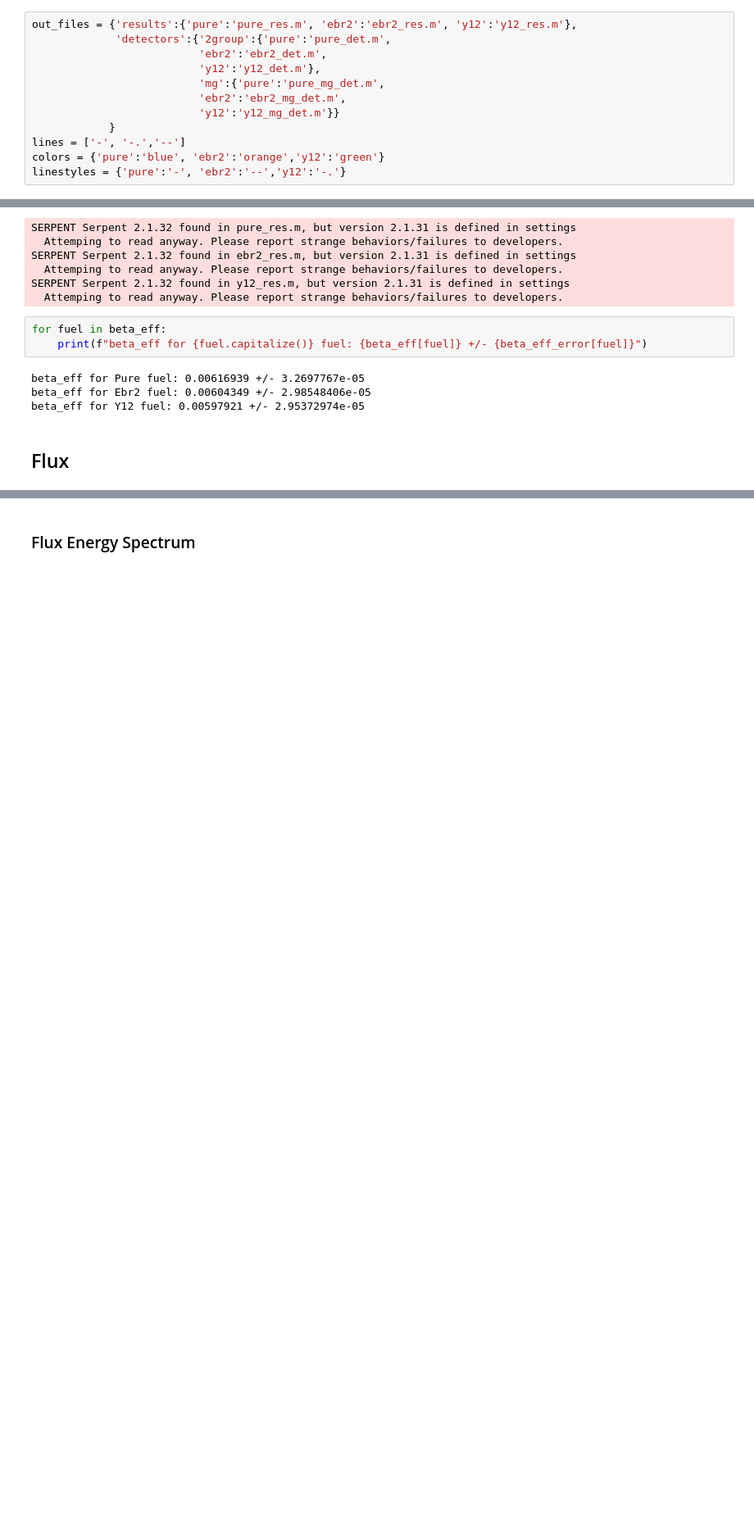
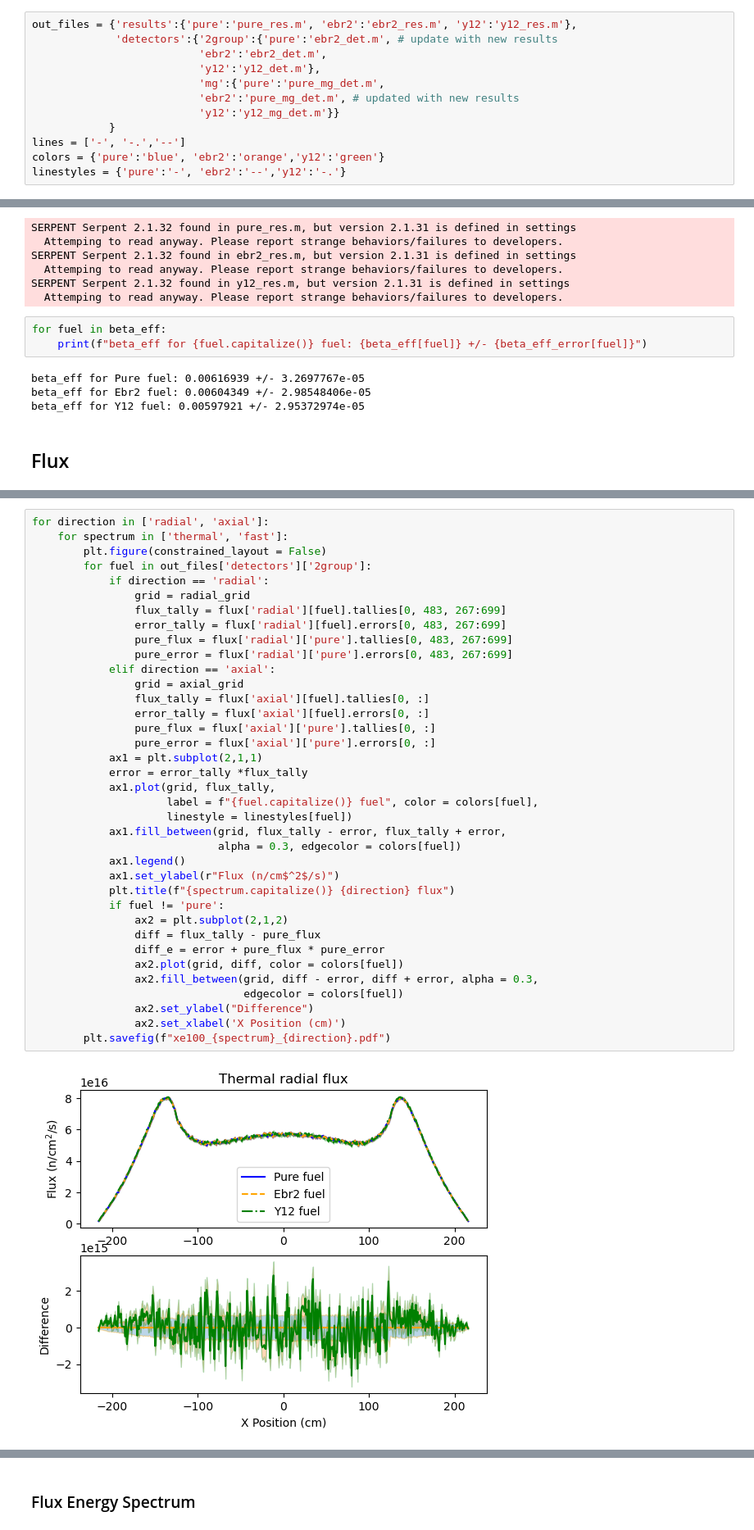
Before and after one commit to abachma2/phlox, a Jupyter notebook: reactors/full-core/htgr-200/Impurities_analysis.ipynb, the cells around one changed output, grey strips where cells are left out. Shown at 82% size. Drawn from its saved outputs; the diff is of its cells as text; blank space fills up the shorter version.

```diff
--- a/reactors/full-core/htgr-200/Impurities_analysis.ipynb
+++ b/reactors/full-core/htgr-200/Impurities_analysis.ipynb
@@ -174,11 +174,11 @@ def calculate_m_error(x, y):
     return m_error
 # %%
 out_files = {'results':{'pure':'pure_res.m', 'ebr2':'ebr2_res.m', 'y12':'y12_res.m'},
-             'detectors':{'2group':{'pure':'pure_det.m',
+             'detectors':{'2group':{'pure':'ebr2_det.m', # update with new results
                           'ebr2':'ebr2_det.m',
                           'y12':'y12_det.m'},
                           'mg':{'pure':'pure_mg_det.m',
-                          'ebr2':'ebr2_mg_det.m',
+                          'ebr2':'pure_mg_det.m', # updated with new results
                           'y12':'y12_mg_det.m'}}
             }
 lines = ['-', '-.','--']
@@ -361,0 +263,39 @@ for fuel_index, fuel in enumerate(out_files['detectors']['2group']):
+# %%
+for direction in ['radial', 'axial']:
+    for spectrum in ['thermal', 'fast']:
+        plt.figure(constrained_layout = False)
+        for fuel in out_files['detectors']['2group']:
+            if direction == 'radial':
+                grid = radial_grid
+                flux_tally = flux['radial'][fuel].tallies[0, 483, 267:699]
+                error_tally = flux['radial'][fuel].errors[0, 483, 267:699]
+                pure_flux = flux['radial']['pure'].tallies[0, 483, 267:699]
+                pure_error = flux['radial']['pure'].errors[0, 483, 267:699]
+            elif direction == 'axial':
+                grid = axial_grid
+                flux_tally = flux['axial'][fuel].tallies[0, :]
+                error_tally = flux['axial'][fuel].errors[0, :]
+                pure_flux = flux['axial']['pure'].tallies[0, :]
+                pure_error = flux['axial']['pure'].errors[0, :]
+            ax1 = plt.subplot(2,1,1)
+            error = error_tally *flux_tally
+            ax1.plot(grid, flux_tally,
+                     label = f"{fuel.capitalize()} fuel", color = colors[fuel],
+                     linestyle = linestyles[fuel])
+            ax1.fill_between(grid, flux_tally - error, flux_tally + error,
+                             alpha = 0.3, edgecolor = colors[fuel])
+            ax1.legend()
+            ax1.set_ylabel(r"Flux (n/cm$^2$/s)")
+            plt.title(f"{spectrum.capitalize()} {direction} flux")
+            if fuel != 'pure':
+                ax2 = plt.subplot(2,1,2)
+                diff = flux_tally - pure_flux
+                diff_e = error + pure_flux * pure_error
+                ax2.plot(grid, diff, color = colors[fuel])
+                ax2.fill_between(grid, diff - error, diff + error, alpha = 0.3,
+                                 edgecolor = colors[fuel])
+                ax2.set_ylabel("Difference")
+                ax2.set_xlabel('X Position (cm)')
+        plt.savefig(f"xe100_{spectrum}_{direction}.pdf")
+# %% [output]
+[figure, added]
```
Also changed, not shown: parts of 10 cells of this notebook.
